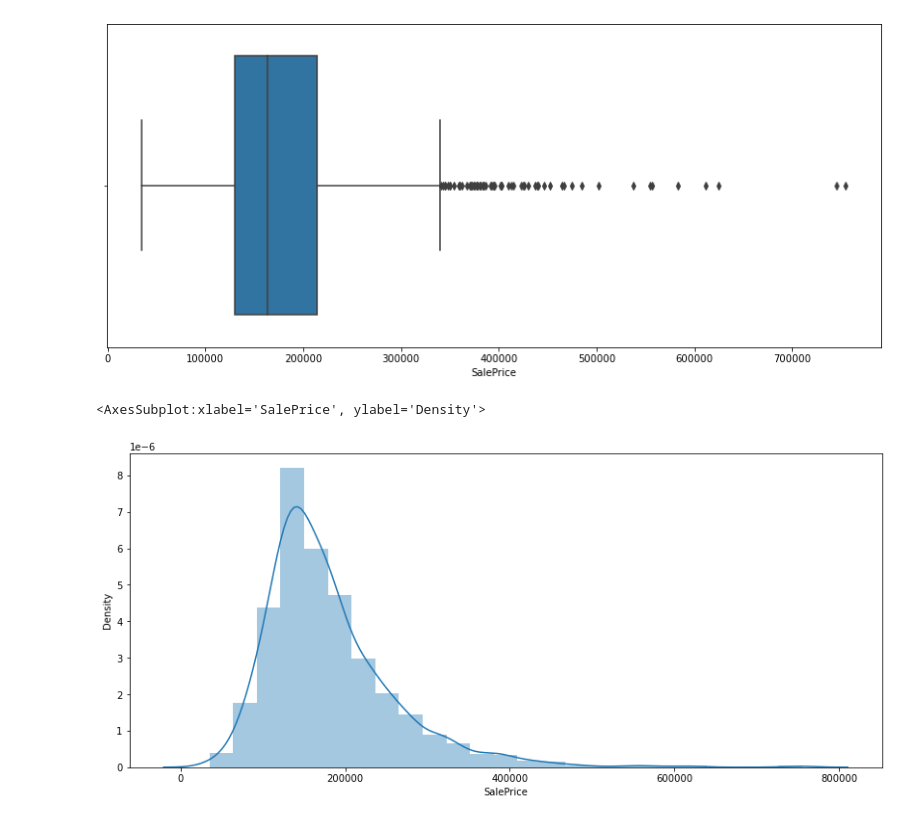
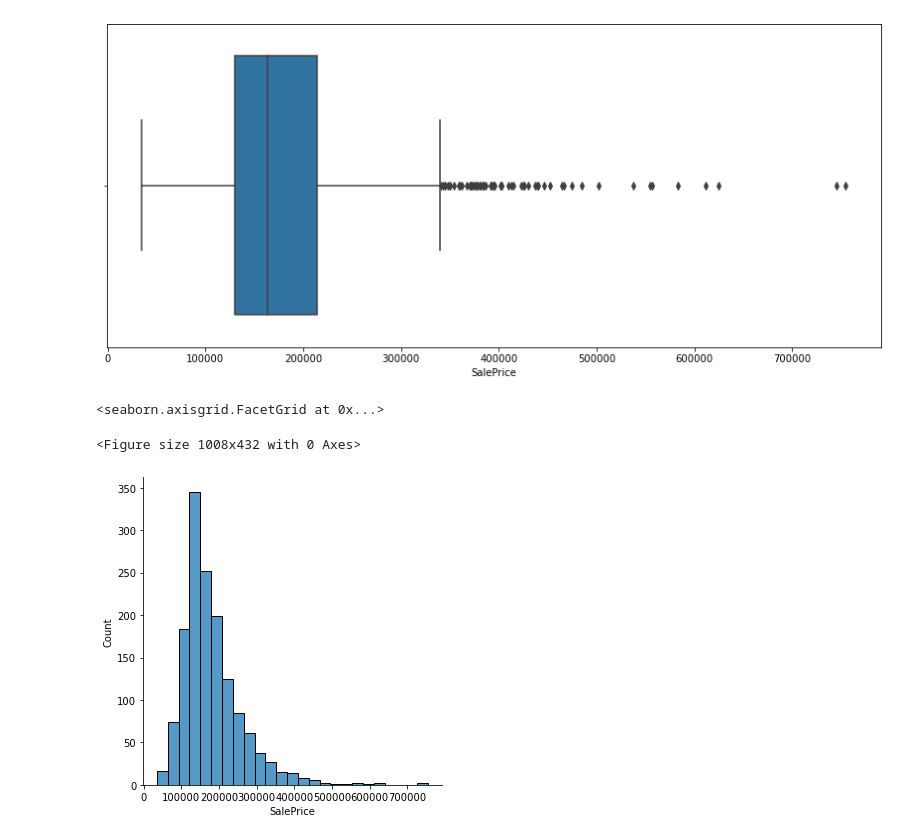
Before and after one commit to skylerbullard/House-Prices-Portfolio, a Jupyter notebook: 01_DataPrep.ipynb, the cells around one changed output. Drawn from its saved outputs; the diff is of its cells as text; code cells hidden in the pictures.

Commit message:
seaborn updates
distplot deprecated/use displot. boxplot requires x parameter/avoids misinterpretation

```diff
--- a/01_DataPrep.ipynb
+++ b/01_DataPrep.ipynb
@@ -109,7 +109,8 @@ sns.boxplot( observed_df.SalePrice )
 [figure]
 # %%
 plt.figure( figsize = (14 , 6 ) )
-sns.distplot( observed_df.SalePrice , bins = 25 )
+sns.displot( observed_df.SalePrice , bins = 25 )
 # %% [output]
-<AxesSubplot:xlabel='SalePrice', ylabel='Density'>
+<seaborn.axisgrid.FacetGrid at 0x...>
+<Figure size 1008x432 with 0 Axes>
-[figure, old version]
+[figure, new version]
```
Also changed, not shown: parts of 1 cell of this notebook.
